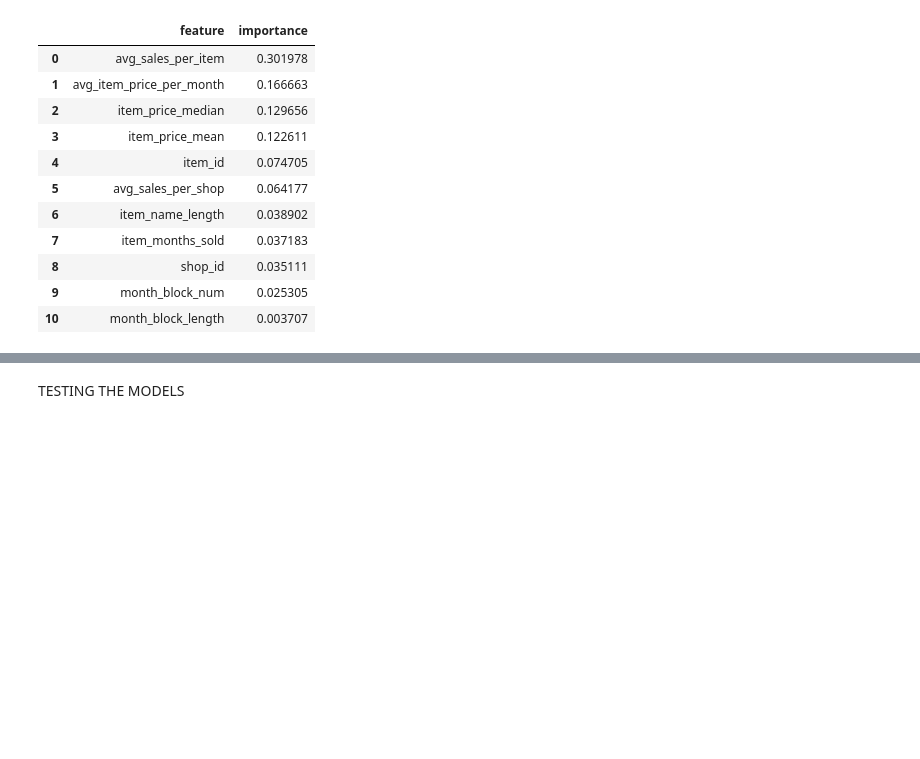
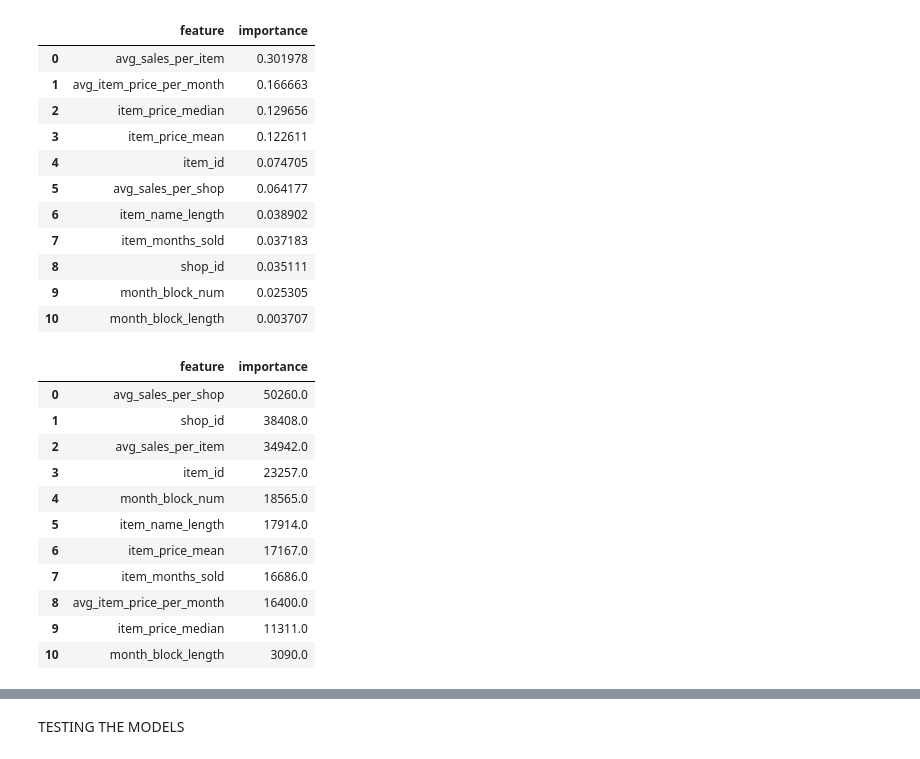
Before and after one commit to Dan23ws12/Kaggle-Predict-Future-Sales, a Jupyter notebook: src/model training and evaluation/model_evaluation.ipynb, the cells around one changed output, grey strips where cells are left out. Drawn from its saved outputs; the diff is of its cells as text; code cells hidden in the pictures; blank space fills up the shorter version.

```diff
--- a/src/model training and evaluation/model_evaluation.ipynb
+++ b/src/model training and evaluation/model_evaluation.ipynb
@@ -71,3 +74,29 @@ rf0_max = RandomForestRegressor(
     min_samples_leaf=20, max_samples=0.75,
     random_state=RAND_STATE
 )
+# %%
+lgb0 = lgb.LGBMRegressor(
+    objective="regression",          # L2 / MSE
+    metric="mse",
+    n_estimators=4000,
+    learning_rate=0.03,
+    num_leaves=63,
+    max_depth=-1,
+    min_child_samples=100,
+    min_split_gain=0.0,
+    subsample=0.8,
+    subsample_freq=1,
+    colsample_bytree=0.9,
+    reg_lambda=3.0,
+    reg_alpha=0.1,
+    max_bin=250,
+    # categorical (shop_id, item_id)
+    min_data_per_group=50,
+    cat_smooth=20,
+    cat_l2=10,
+    max_cat_to_onehot=4,
+    # runtime
+    n_jobs=-1,
+    verbose=-1,
+    random_state=RAND_STATE,
+)
@@ -74,3 +127,7 @@ rf0_max = RandomForestRegressor(
+# %%
+x_fit, x_eval, y_fit, y_eval = train_test_split(
+    x_train0, y_train0, test_size=0.1, random_state=RAND_STATE
+)
 # %%
 rf0_sqrt.fit(x_train0, y_train0)
 # %% [output]
@@ -81,3 +138,8 @@ rf0_max.fit(x_train0, y_train0)
 # %% [output]
 RandomForestRegressor(max_features=1, max_samples=0.75, min_samples_leaf=20,
                       n_jobs=-2, random_state=35)
+# %%
+lgb0.fit(
+    x_fit, y_fit,
+    eval_set=[(x_eval, y_eval)]
+)
@@ -117,0 +203,15 @@ fp.get_permutation_importance(rf0_sqrt, x_test0, y_test0)
+# %%
+fp.get_feature_importance(lgb0)
+# %% [output]
+|  | feature | importance |
+| 0 | avg_sales_per_shop | 50260.0 |
+| 1 | shop_id | 38408.0 |
+| 2 | avg_sales_per_item | 34942.0 |
+| 3 | item_id | 23257.0 |
+| 4 | month_block_num | 18565.0 |
+| 5 | item_name_length | 17914.0 |
+| 6 | item_price_mean | 17167.0 |
+| 7 | item_months_sold | 16686.0 |
+| 8 | avg_item_price_per_month | 16400.0 |
+| 9 | item_price_median | 11311.0 |
+| 10 | month_block_length | 3090.0 |
```
Also changed, not shown: parts of 14 cells of this notebook.
